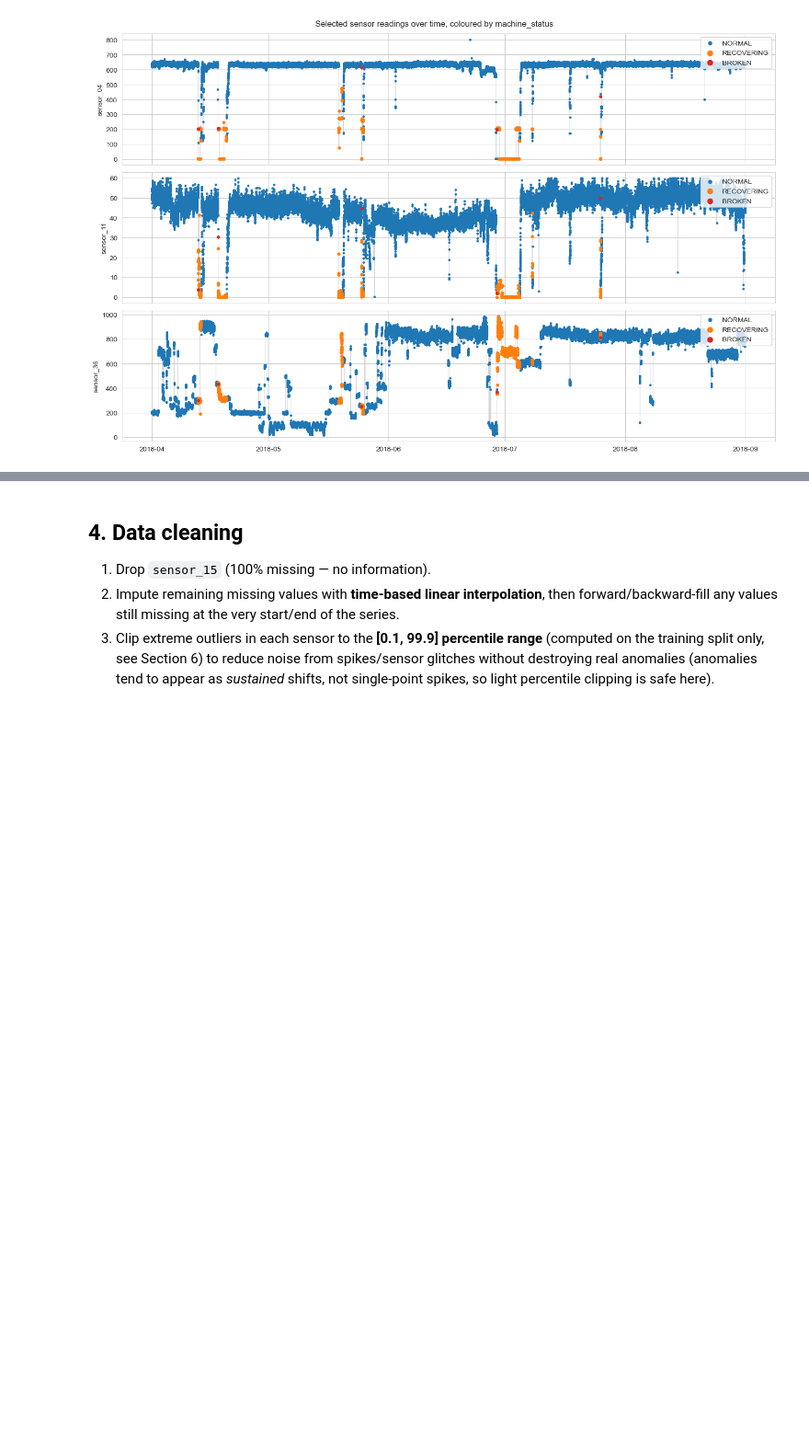
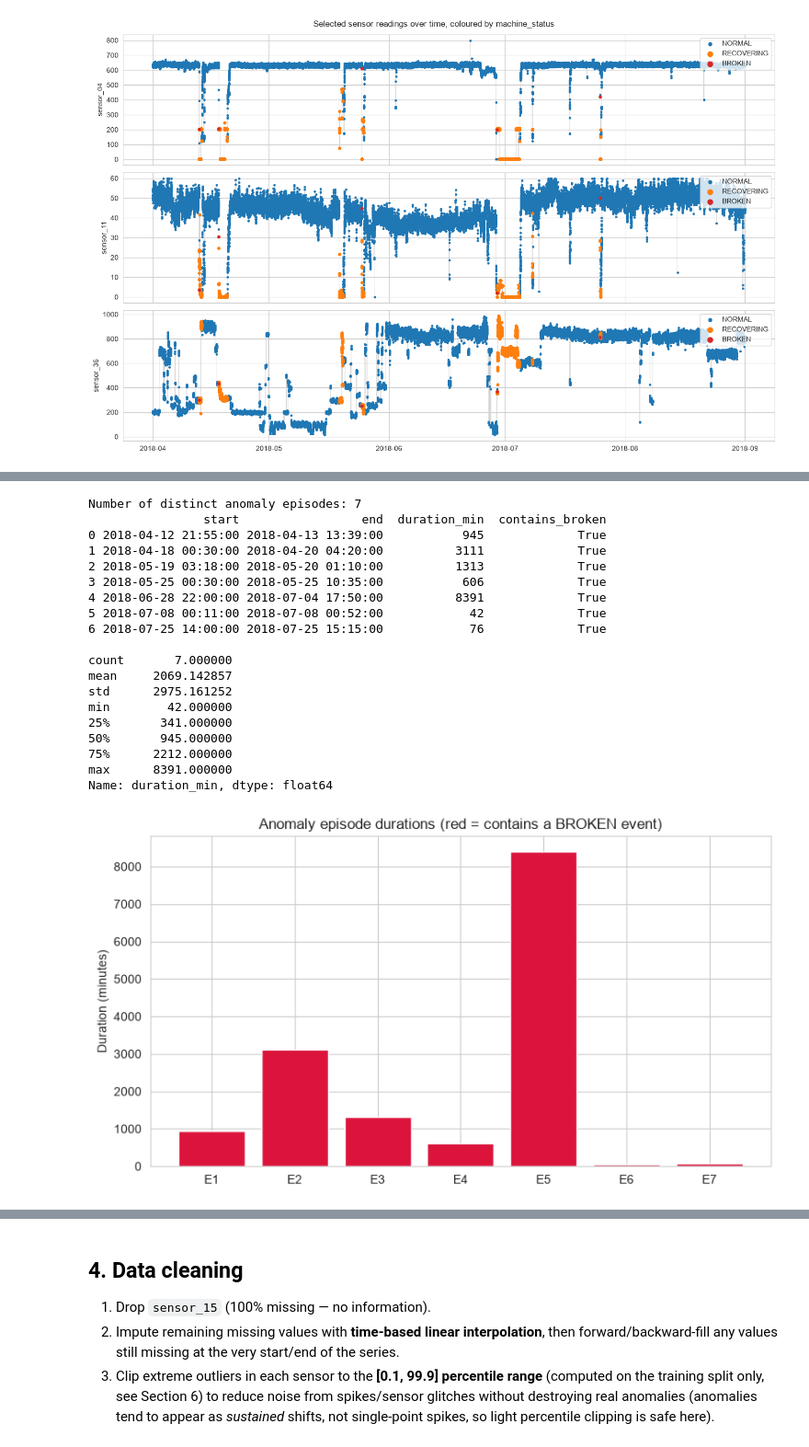
Before and after one commit to AveryDoan/PRT565-Assessment-4-Group-Report, a Jupyter notebook: notebook.ipynb, the cells around one changed output, grey strips where cells are left out. Shown at 92% size. Saved outputs shown, nothing was run; the diff lists cells and outputs as text; code cells hidden in the pictures; blank space fills up the shorter version.

```diff
--- a/notebook.ipynb
+++ b/notebook.ipynb
@@ -251,0 +287,49 @@ plt.show()
+# %%
+anomaly_mask = df['machine_status'].isin(['RECOVERING', 'BROKEN'])
+episode_id = (anomaly_mask != anomaly_mask.shift()).cumsum()
+
+episodes = (
+    df[anomaly_mask]
+    .groupby(episode_id[anomaly_mask])
+    .agg(start=('timestamp', 'min'), end=('timestamp', 'max'),
+         duration_min=('timestamp', 'count'),
+         n_broken=('machine_status', lambda s: (s == 'BROKEN').sum()))
+    .reset_index(drop=True)
+)
+episodes['contains_broken'] = episodes['n_broken'] > 0
+
+print(f'Number of distinct anomaly episodes: {len(episodes)}')
+print(episodes[['start', 'end', 'duration_min', 'contains_broken']])
+print()
+print(episodes['duration_min'].describe())
+
+fig, ax = plt.subplots(figsize=(8, 4.5))
+ax.bar(range(len(episodes)), episodes['duration_min'],
+       color=['crimson' if b else 'darkorange' for b in episodes['contains_broken']])
+ax.set_xticks(range(len(episodes)))
+ax.set_xticklabels([f'E{i+1}' for i in range(len(episodes))])
+ax.set_ylabel('Duration (minutes)')
+ax.set_title('Anomaly episode durations (red = contains a BROKEN event)')
+plt.tight_layout()
+plt.show()
+# %% [output]
+Number of distinct anomaly episodes: 7
+                start                 end  duration_min  contains_broken
+0 2018-04-12 21:55:00 2018-04-13 13:39:00           945             True
+1 2018-04-18 00:30:00 2018-04-20 04:20:00          3111             True
+2 2018-05-19 03:18:00 2018-05-20 01:10:00          1313             True
+3 2018-05-25 00:30:00 2018-05-25 10:35:00           606             True
+4 2018-06-28 22:00:00 2018-07-04 17:50:00          8391             True
+5 2018-07-08 00:11:00 2018-07-08 00:52:00            42             True
+6 2018-07-25 14:00:00 2018-07-25 15:15:00            76             True
+
+count       7.000000
+mean     2069.142857
+std      2975.161252
+min        42.000000
+25%       341.000000
+50%       945.000000
+75%      2212.000000
+max      8391.000000
+Name: duration_min, dtype: float64
+[figure, added]
```
Also changed, not shown: parts of 30 cells of this notebook.
